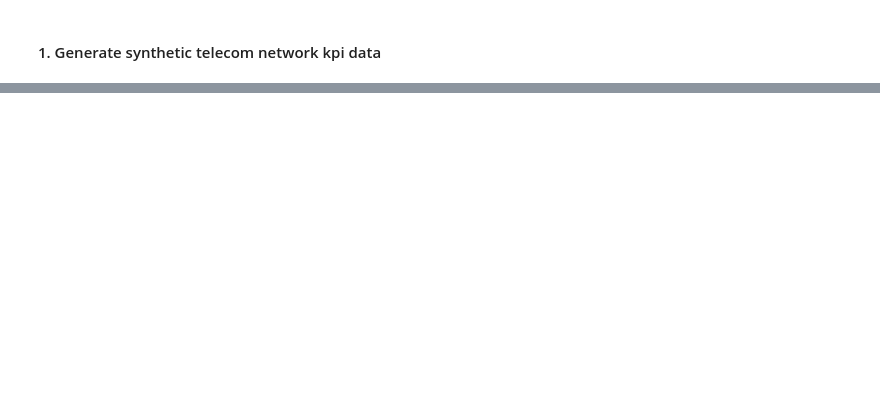
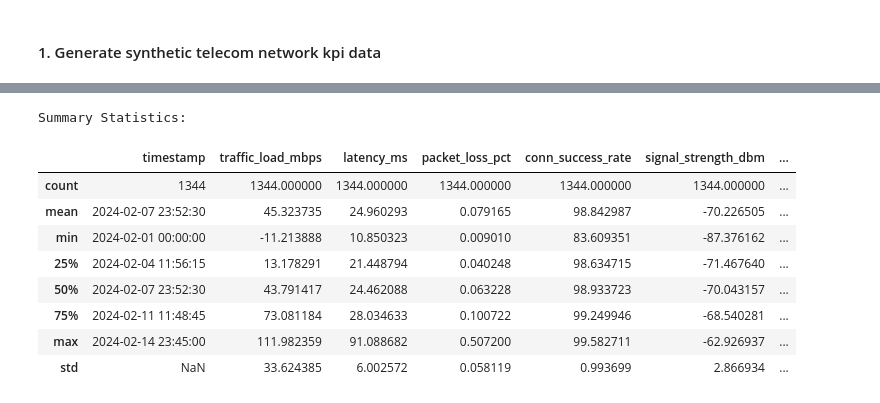
Before and after one commit to kiran2906/telecom_nw_anomaly, a Jupyter notebook: notebooks/data_exploration.ipynb, the cells around one changed output, grey strips where cells are left out. Saved outputs shown, nothing was run; the diff lists cells and outputs as text; code cells hidden in the pictures; blank space fills up the shorter version.

```diff
--- a/notebooks/data_exploration.ipynb
+++ b/notebooks/data_exploration.ipynb
@@ -75,0 +134,4 @@ def generate_telecom_kpi_data(days=14, samples_per_day=96):
+# %%
+print("Synthetic Telecom Network KPI Data:")
+telecom_kpi_data = generate_telecom_kpi_data(14)
+display(telecom_kpi_data.head())
@@ -75,0 +176,15 @@ def generate_telecom_kpi_data(days=14, samples_per_day=96):
+# %%
+# Summary Statistics
+print("\nSummary Statistics:")
+display(telecom_kpi_data.describe())
+# %% [output]
+Summary Statistics:
+|  | timestamp | traffic_load_mbps | latency_ms | packet_loss_pct | conn_success_rate | signal_strength_dbm | ... |
+| count | 1344 | 1344.000000 | 1344.000000 | 1344.000000 | 1344.000000 | 1344.000000 | ... |
+| mean | 2024-02-07 23:52:30 | 45.323735 | 24.960293 | 0.079165 | 98.842987 | -70.226505 | ... |
+| min | 2024-02-01 00:00:00 | -11.213888 | 10.850323 | 0.009010 | 83.609351 | -87.376162 | ... |
+| 25% | 2024-02-04 11:56:15 | 13.178291 | 21.448794 | 0.040248 | 98.634715 | -71.467640 | ... |
+| 50% | 2024-02-07 23:52:30 | 43.791417 | 24.462088 | 0.063228 | 98.933723 | -70.043157 | ... |
+| 75% | 2024-02-11 11:48:45 | 73.081184 | 28.034633 | 0.100722 | 99.249946 | -68.540281 | ... |
+| max | 2024-02-14 23:45:00 | 111.982359 | 91.088682 | 0.507200 | 99.582711 | -62.926937 | ... |
+| std | NaN | 33.624385 | 6.002572 | 0.058119 | 0.993699 | 2.866934 | ... |
```
Also changed, not shown: parts of 11 cells of this notebook, 5 other files.
